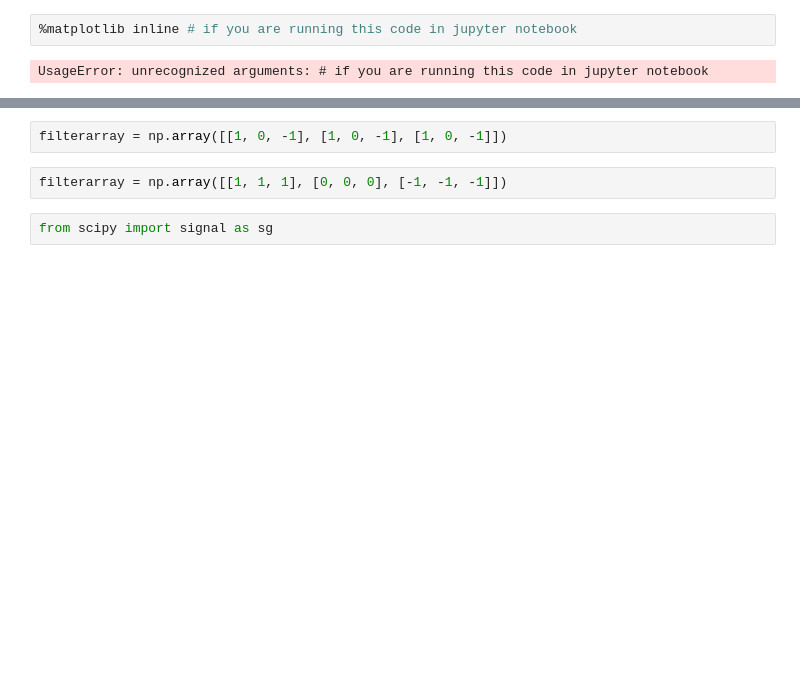
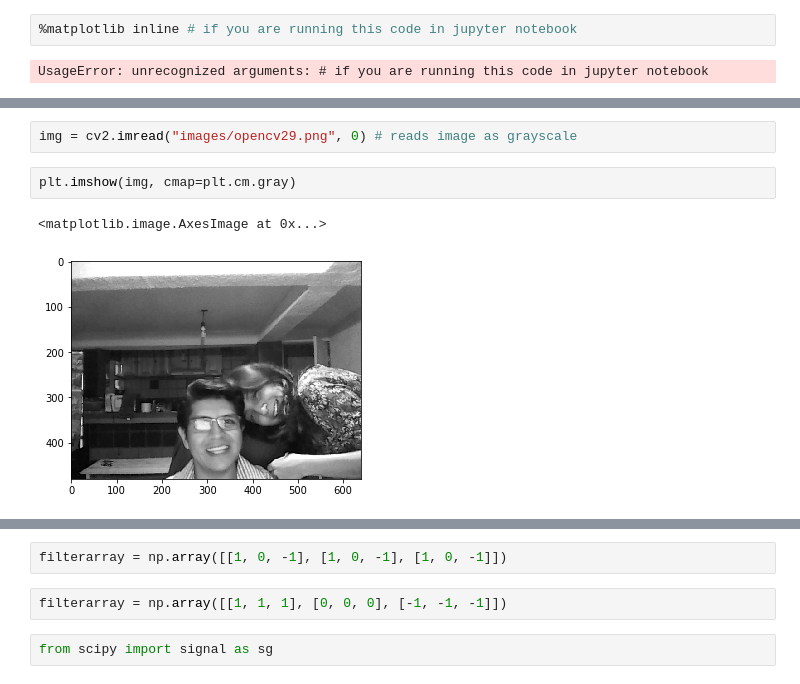
Before and after one commit to ramonapariciog/LIAPRE-Masters, a Jupyter notebook: Clases_PDI/Practica_OPENCV_IMAGENES.ipynb, the cells around one changed output, grey strips where cells are left out. Saved outputs shown, nothing was run; the diff lists cells and outputs as text; blank space fills up the shorter version.

```diff
--- a/Clases_PDI/Practica_OPENCV_IMAGENES.ipynb
+++ b/Clases_PDI/Practica_OPENCV_IMAGENES.ipynb
@@ -67,0 +74,7 @@ plt.imshow(mask)
+# %%
+img = cv2.imread("images/opencv29.png", 0) # reads image as grayscale
+# %%
+plt.imshow(img, cmap=plt.cm.gray)
+# %% [output]
+<matplotlib.image.AxesImage at 0x...>
+[figure, added]
```
Also changed, not shown: parts of 18 cells of this notebook, 1 other file.
